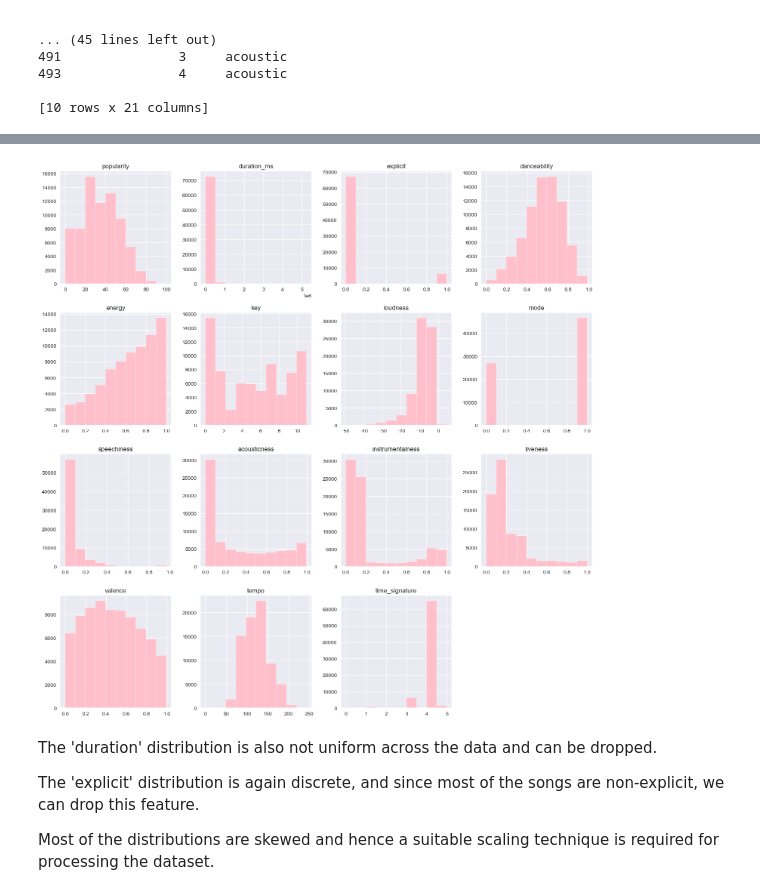
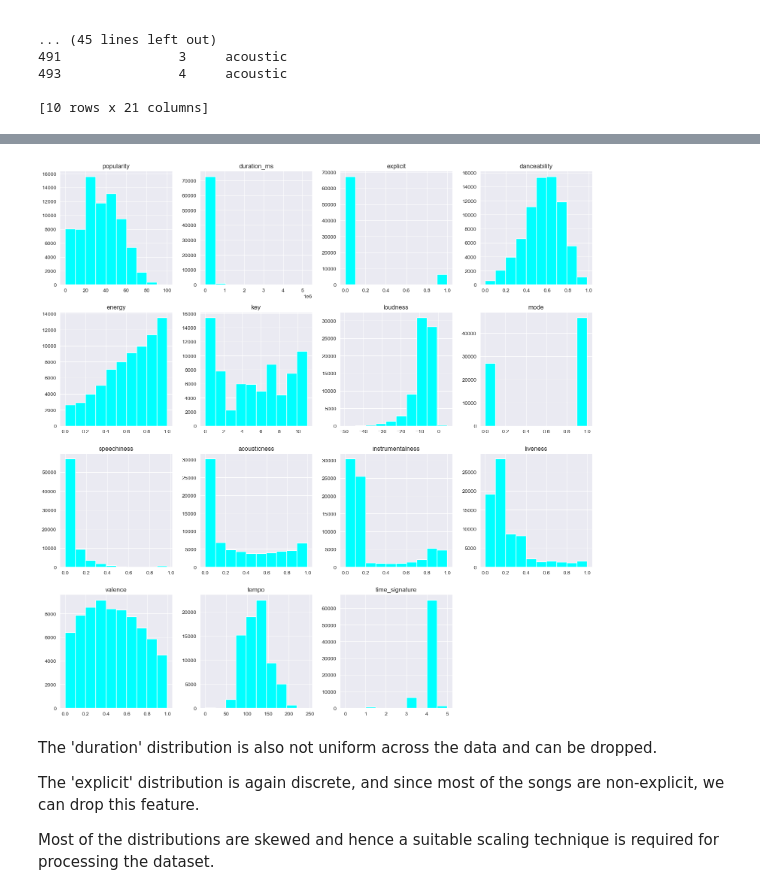
Before and after one commit to SamC0124/SClear_DDahal_MYinkaOke_Spotify_Project, a Jupyter notebook: Data_exploration.ipynb, the cells around one changed output, grey strips where cells are left out. Drawn from its saved outputs; the diff is of its cells as text; code cells hidden in the pictures.

```diff
--- a/Data_exploration.ipynb
+++ b/Data_exploration.ipynb
@@ -266,10 +266,10 @@ plt.show()
 # %%
 # histograms to analyze each audio feature
-song_data.hist(figsize=(15, 15), color = 'pink')
+song_data.hist(figsize=(15, 15), color = 'cyan')
 plt.tight_layout()
 plt.show()
 # %% [output]
-[figure, old version]
+[figure, new version]
 # %% [markdown]
 The 'duration' distribution is also not uniform across the data and can be dropped.
 
```
Also changed, not shown: parts of 2 cells of this notebook, 1 other file.
